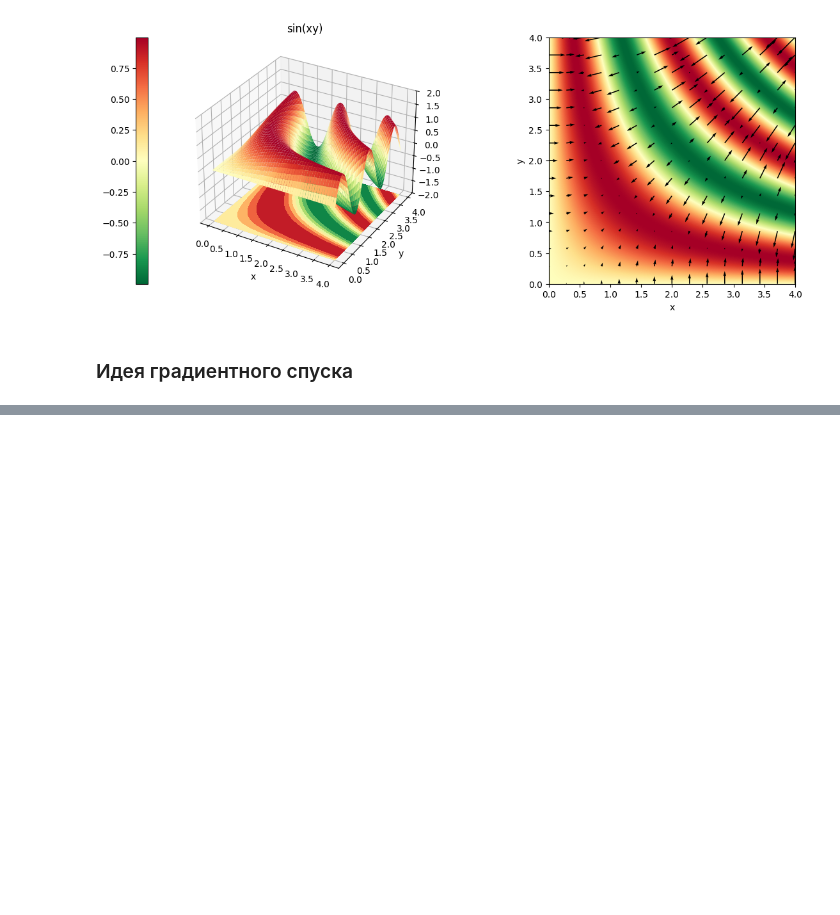
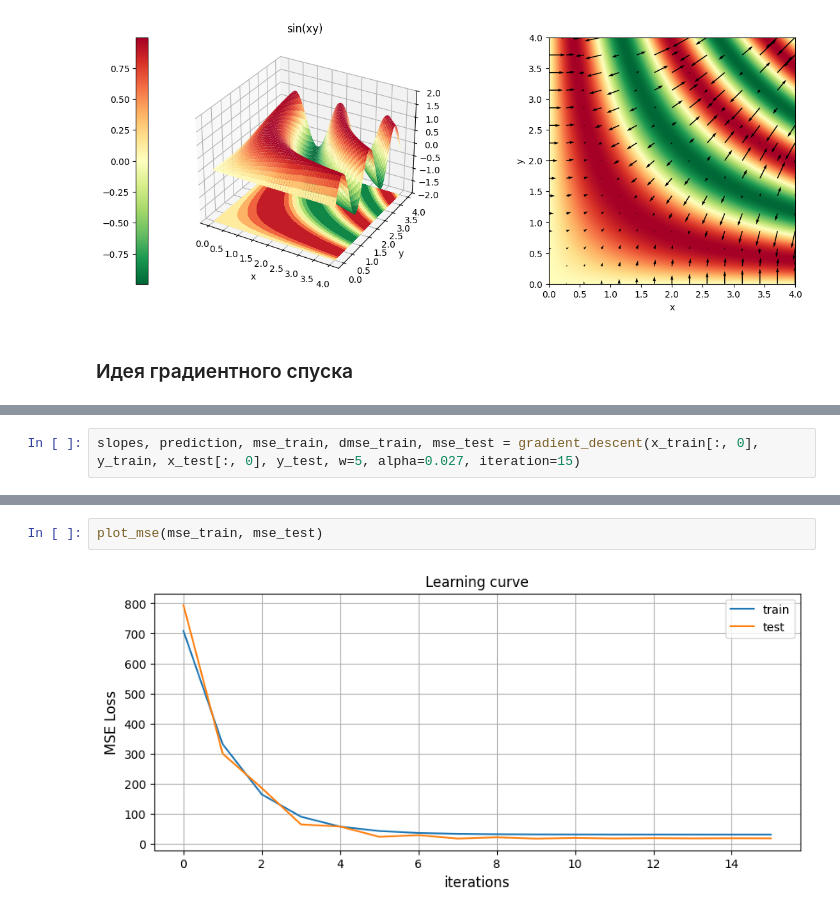
Before and after one commit to mrinly/introduction-to-libraries, a Jupyter notebook: scikit-learn/linear_models.ipynb, the cells around one changed output, grey strips where cells are left out. Drawn from its saved outputs; the diff is of its cells as text; blank space fills up the shorter version.

```diff
--- a/scikit-learn/linear_models.ipynb
+++ b/scikit-learn/linear_models.ipynb
@@ -285,0 +364,2 @@ ModuleNotFoundError: No module named 'ipywidgets'
+# %%
+slopes, prediction, mse_train, dmse_train, mse_test = gradient_descent(x_train[:, 0], y_train, x_test[:, 0], y_test, w=5, alpha=0.027, iteration=15)
@@ -285,0 +383,4 @@ ModuleNotFoundError: No module named 'ipywidgets'
+# %%
+plot_mse(mse_train, mse_test)
+# %% [output]
+[figure, added]
```
Also changed, not shown: parts of 33 cells of this notebook.
